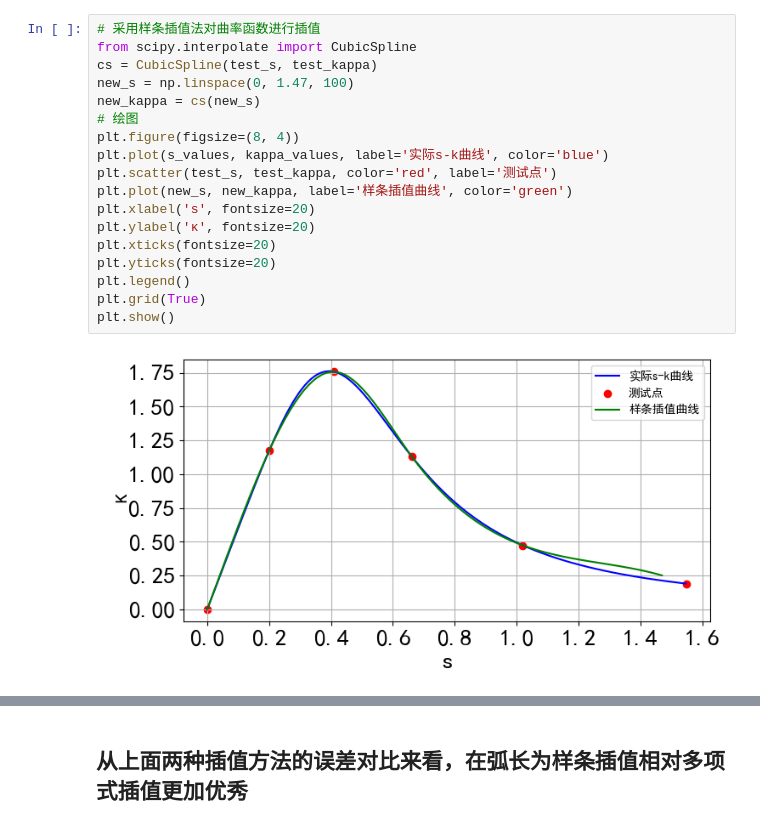
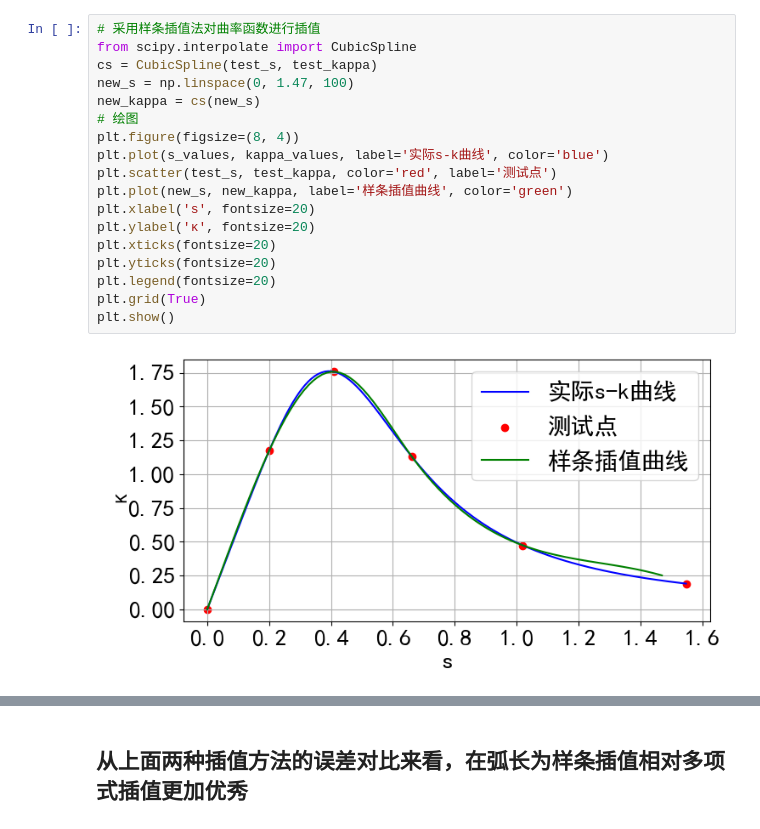
Before and after one commit to JesterHey/2024------, a Jupyter notebook: 插值方法的误差对比.ipynb, the cells around one changed output, grey strips where cells are left out. Cells and saved outputs as stored; diff of their text form.

```diff
--- a/插值方法的误差对比.ipynb
+++ b/插值方法的误差对比.ipynb
@@ -86,23 +86,23 @@ plt.show()
 # %%
 # 采用样条插值法对曲率函数进行插值
 from scipy.interpolate import CubicSpline
 cs = CubicSpline(test_s, test_kappa)
 new_s = np.linspace(0, 1.47, 100)
 new_kappa = cs(new_s)
 # 绘图
 plt.figure(figsize=(8, 4))
 plt.plot(s_values, kappa_values, label='实际s-k曲线', color='blue')
 plt.scatter(test_s, test_kappa, color='red', label='测试点')
 plt.plot(new_s, new_kappa, label='样条插值曲线', color='green')
 plt.xlabel('s', fontsize=20)
 plt.ylabel('κ', fontsize=20)
 plt.xticks(fontsize=20)
 plt.yticks(fontsize=20)
-plt.legend()
+plt.legend(fontsize=20)
 plt.grid(True)
 plt.show()
 # %% [output]
-[figure, old version]
+[figure, new version]
 # %%
 # 多项式插值
 from scipy.interpolate import interp1d
```
Also changed, not shown: parts of 4 cells of this notebook, 2 other files.
